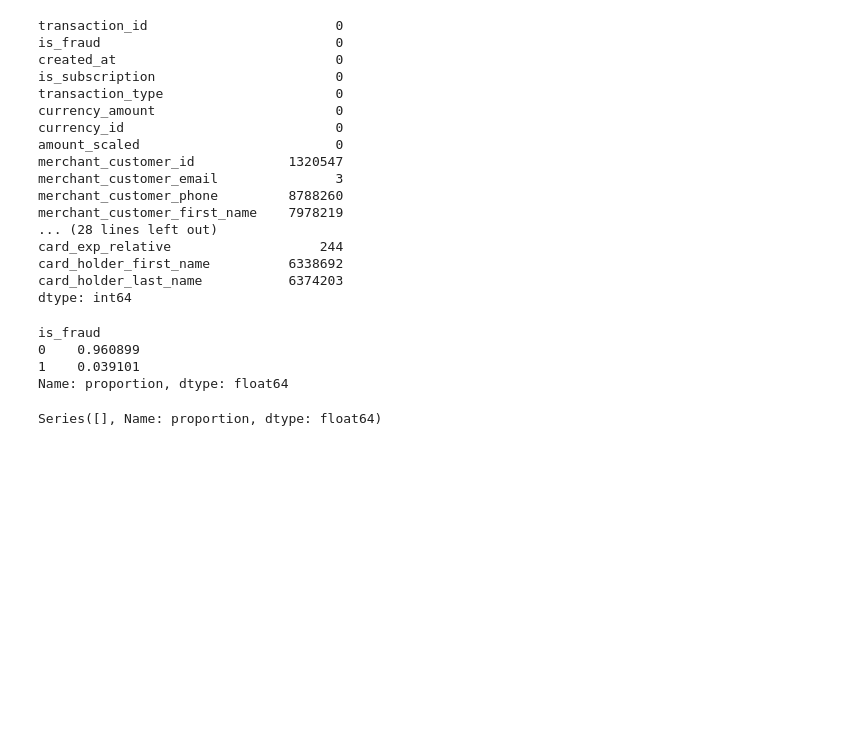
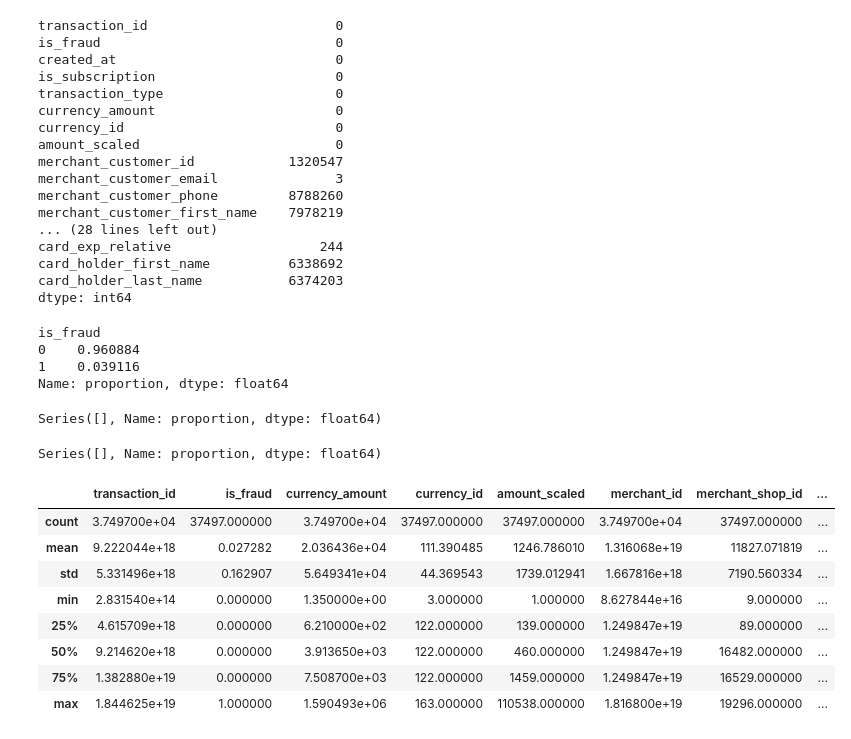
Before and after one commit to iryna0shkliar/int20h, a Jupyter notebook: testtask.ipynb, the cells around one changed output. Drawn from its saved outputs; the diff is of its cells as text; code cells hidden in the pictures; blank space fills up the shorter version.

```diff
--- a/testtask.ipynb
+++ b/testtask.ipynb
@@ -68,15 +28,14 @@ train.head()
 # %%
 train_path = '/kaggle/input/int20h_test_2025/train.csv'
 # %%
-# Generate indices to skip (keeping 75% of data for example)
 total_rows = sum(1 for _ in open(train_path)) - 1  # -1 for header
 indices_to_skip = set(np.random.choice(
     range(1, total_rows + 1),  # Skip from row 1 (after header)
-    size=int(total_rows * 0.75),  # Skip 50% of rows
+    size=int(total_rows * 0.60),  # Skip 65% of rows
     replace=False
 ))
 
 # Read CSV skipping the selected rows
-df = pd.read_csv(train_path,
-                 skiprows=lambda x: x in indices_to_skip)
+train = pd.read_csv(train_path,
+                 skiprows=lambda x: x in indices_to_skip, usecols=data)
 # %%
@@ -110,12 +69,17 @@ card_holder_first_name          6338692
 card_holder_last_name           6374203
 dtype: int64
 # %%
-df['is_fraud'].value_counts(normalize=True)
+train['is_fraud'].value_counts(normalize=True)
 # %% [output]
 is_fraud
-0    0.960899
-1    0.039101
+0    0.960884
+1    0.039116
 Name: proportion, dtype: float64
 # %%
-df.dropna(inplace=True)
+train.dropna(inplace=True)
+# %%
+train['is
+_fraud'].value_counts(normalize=True)
+# %% [output]
+Series([], Name: proportion, dtype: float64)
 # %%
@@ -123,2 +87,14 @@ df['is_fraud'].value_counts(normalize=True)
 # %% [output]
 Series([], Name: proportion, dtype: float64)
+# %%
+train.describe()
+# %% [output]
+|  | transaction_id | is_fraud | currency_amount | currency_id | amount_scaled | merchant_id | merchant_shop_id | ... |
+| count | 3.749700e+04 | 37497.000000 | 3.749700e+04 | 37497.000000 | 37497.000000 | 3.749700e+04 | 37497.000000 | ... |
+| mean | 9.222044e+18 | 0.027282 | 2.036436e+04 | 111.390485 | 1246.786010 | 1.316068e+19 | 11827.071819 | ... |
+| std | 5.331496e+18 | 0.162907 | 5.649341e+04 | 44.369543 | 1739.012941 | 1.667816e+18 | 7190.560334 | ... |
+| min | 2.831540e+14 | 0.000000 | 1.350000e+00 | 3.000000 | 1.000000 | 8.627844e+16 | 9.000000 | ... |
+| 25% | 4.615709e+18 | 0.000000 | 6.210000e+02 | 122.000000 | 139.000000 | 1.249847e+19 | 89.000000 | ... |
+| 50% | 9.214620e+18 | 0.000000 | 3.913650e+03 | 122.000000 | 460.000000 | 1.249847e+19 | 16482.000000 | ... |
+| 75% | 1.382880e+19 | 0.000000 | 7.508700e+03 | 122.000000 | 1459.000000 | 1.249847e+19 | 16529.000000 | ... |
+| max | 1.844625e+19 | 1.000000 | 1.590493e+06 | 163.000000 | 110538.000000 | 1.816800e+19 | 19296.000000 | ... |
```
Also changed, not shown: parts of 11 cells of this notebook.
